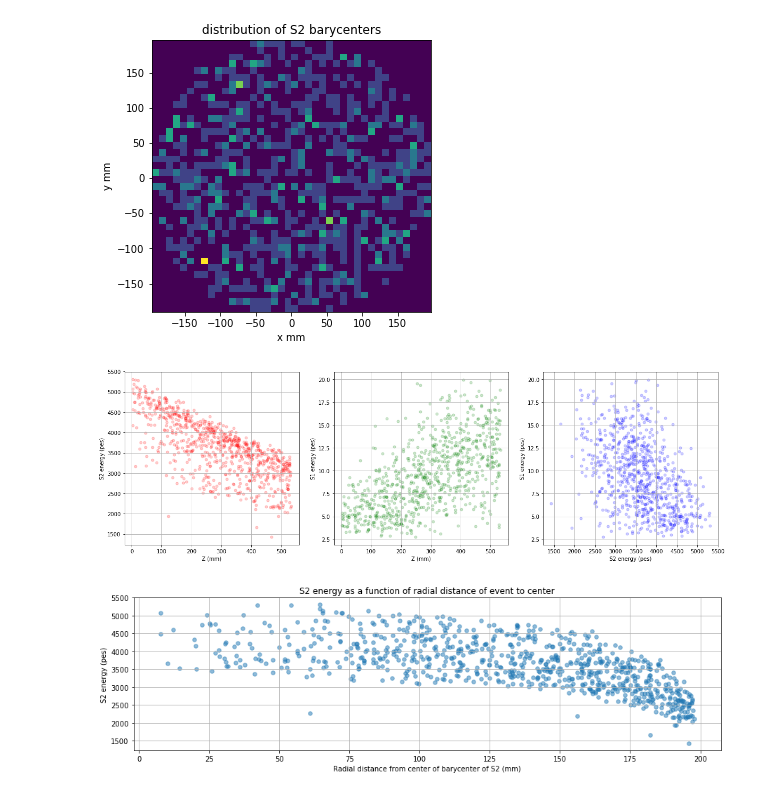
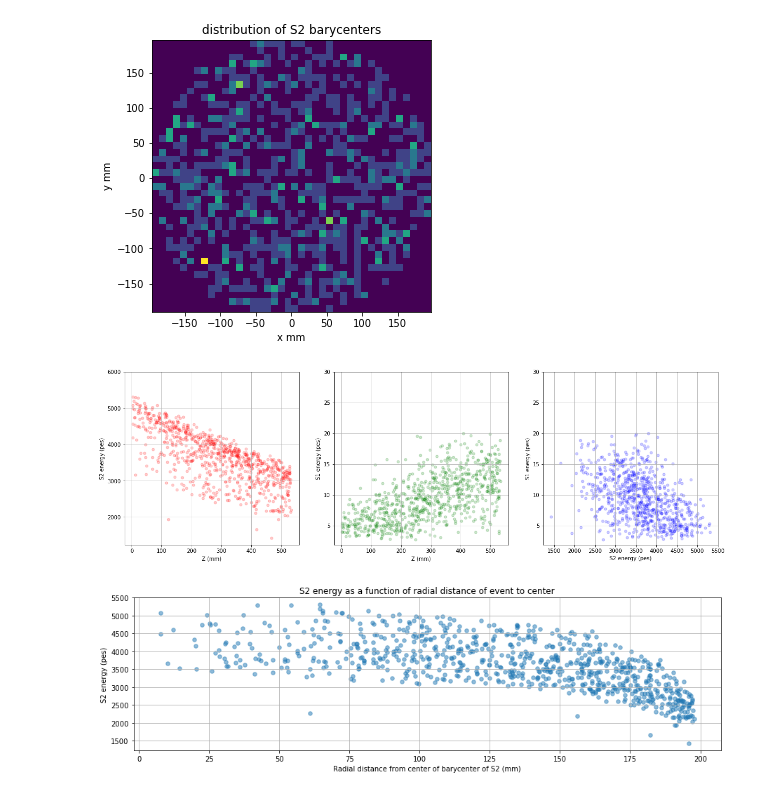
Before and after one commit to abotas/ICARO, a Jupyter notebook: icaro/marco_polo/dorotea_monitor_Kr_montecarlo_ab.ipynb, the cells around one changed output. Drawn from its saved outputs; the diff is of its cells as text; code cells hidden in the pictures.

```diff
--- a/icaro/marco_polo/dorotea_monitor_Kr_montecarlo_ab.ipynb
+++ b/icaro/marco_polo/dorotea_monitor_Kr_montecarlo_ab.ipynb
@@ -158,29 +120,34 @@ plt.show()
 # %%
 figsize=(20,6)
 plt.figure(figsize=figsize)
 ax = plt.subplot(1, 3, 1)
 #plt.hist2d(dst.Z, dst.S2e, bins=(25, 25))
 plt.scatter(dst.Z, dst.S2e, c='r', s=25, alpha=.2)
 plt.xlabel('Z (mm)')
 plt.ylabel('S2 energy (pes)')
+plt.ylim(None,6000)
+
 plt.grid(True)
 
 ax = plt.subplot(1, 3, 2)
 #plt.hist2d(dst.Z, dst.S1e, bins=(25, 25))
 plt.scatter(dst.Z, dst.S1e, c='g', s=25, alpha=.2)
 plt.xlabel('Z (mm)')
 plt.ylabel('S1 energy (pes)')
+plt.ylim(None,30)
+
 plt.grid(True)
 
 ax = plt.subplot(1, 3, 3)
 #plt.hist2d(dst.S2e, dst.S1e, bins=(25, 25))
 plt.scatter(dst.S2e, dst.S1e, c='b', s=25, alpha=.2)
 plt.xlabel('S2 energy (pes)')
 plt.ylabel('S1 energy (pes)')
+plt.ylim(None,30)
 plt.grid(True)
 plt.show()
 # %% [output]
-[figure, old version]
+[figure, new version]
 # %%
 plt.figure(figsize=(15,4))
 plt.scatter(dst.R, dst.S2e, s=30, alpha=.5)
```
Also changed, not shown: parts of 5 cells of this notebook, 1 other file.
